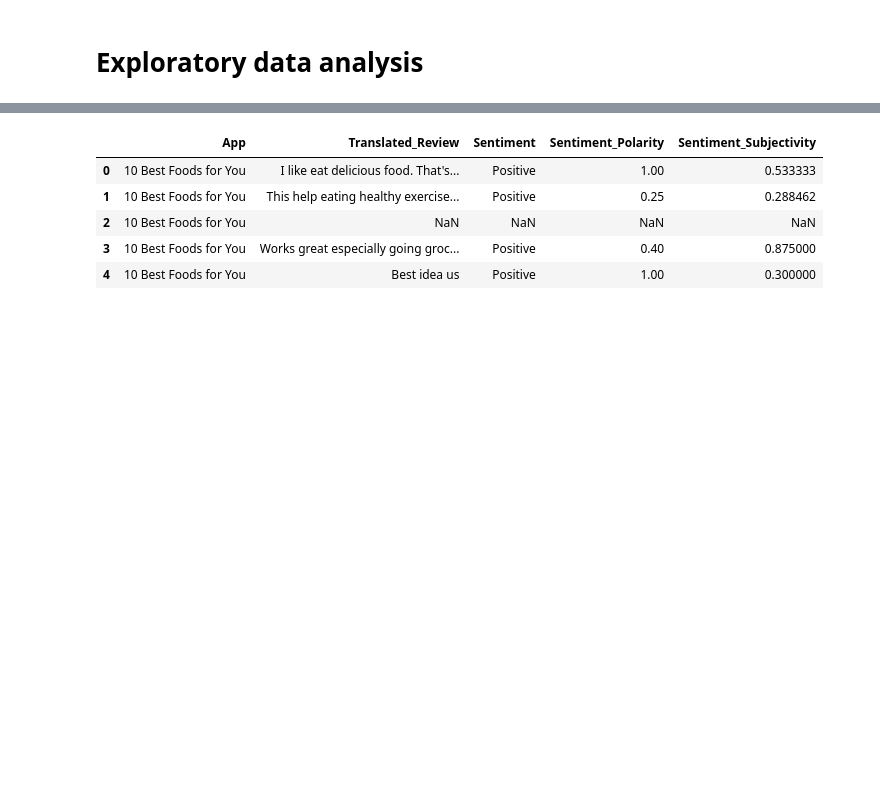
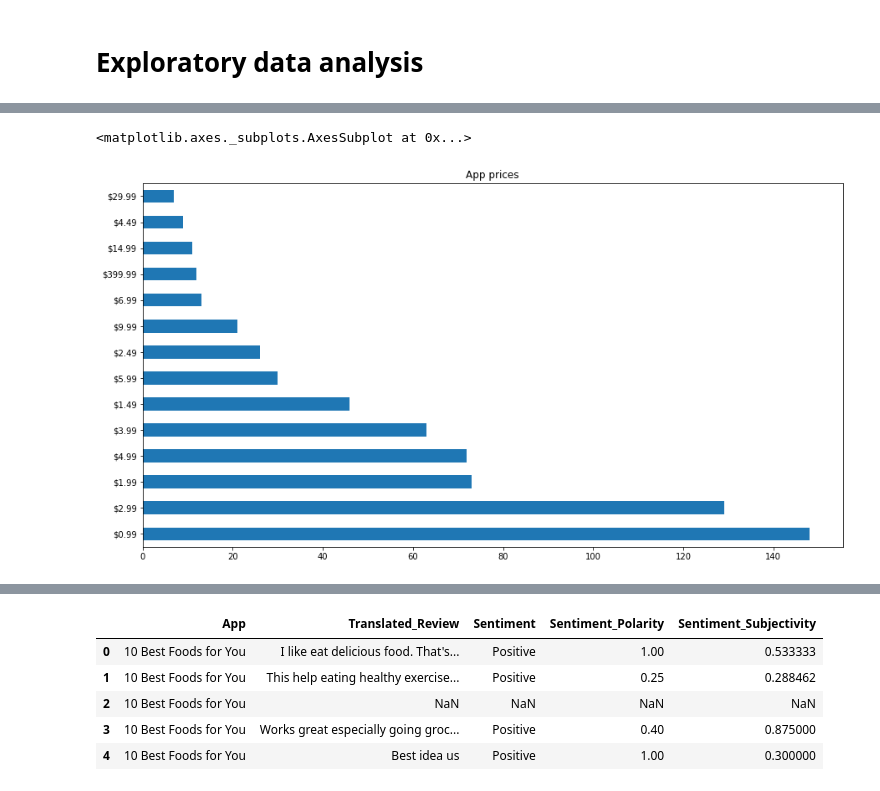
Before and after one commit to imad3k/GooglePlayStoreApps, a Jupyter notebook: Project_Notebook_01_EDA.ipynb, the cells around one changed output, grey strips where cells are left out. Cells and saved outputs as stored; diff of their text form; code cells hidden in the pictures; blank space fills up the shorter version.

```diff
--- a/Project_Notebook_01_EDA.ipynb
+++ b/Project_Notebook_01_EDA.ipynb
@@ -29 +114,7 @@ reviews_df = pd.read_csv(review_data_url)
+# %%
+# Market prices (* removed free apps)
+ps_df['Price'].value_counts()[1:15].plot(kind='barh', figsize=(15, 8), title='App prices')
+# %% [output]
+<matplotlib.axes._subplots.AxesSubplot at 0x...>
+[figure, added]
 # %%
```
Also changed, not shown: parts of 20 cells of this notebook.
